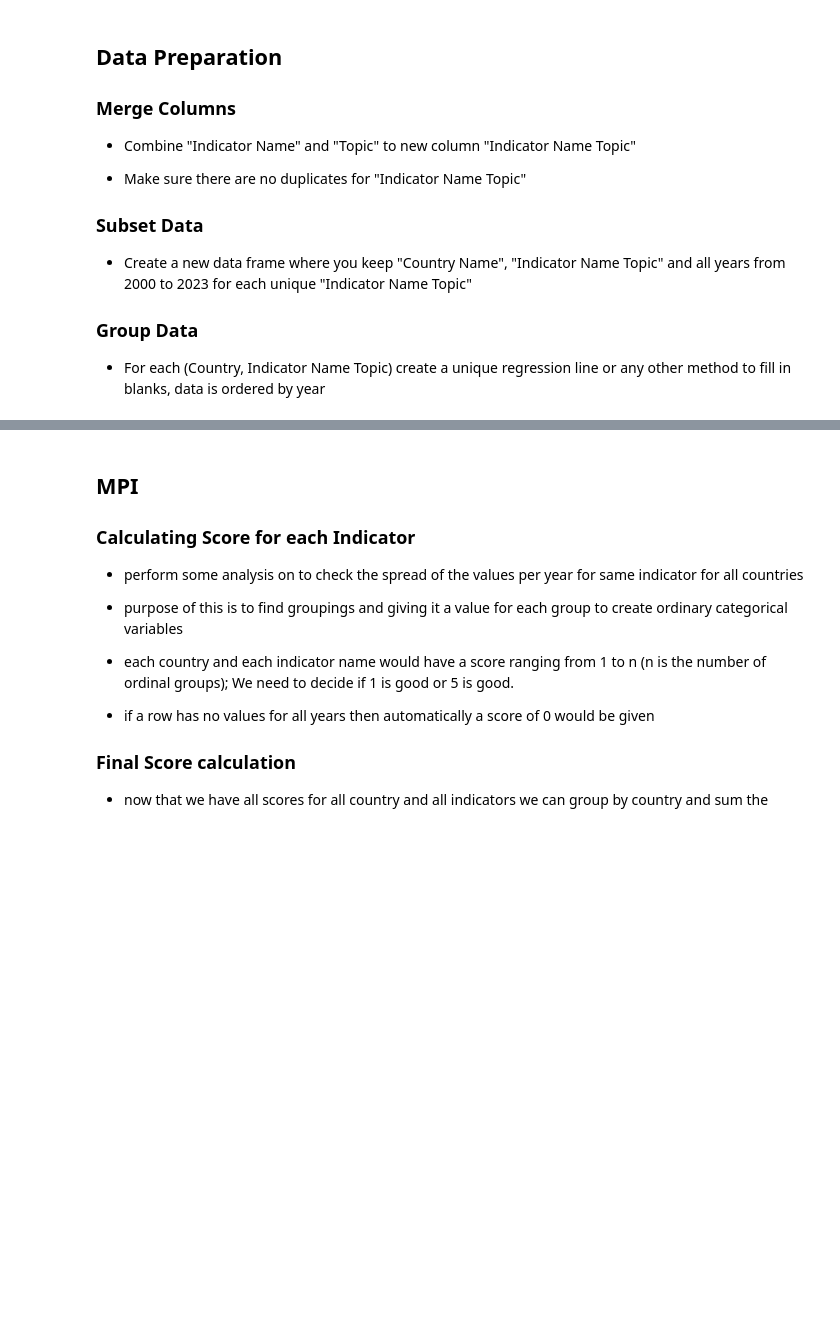
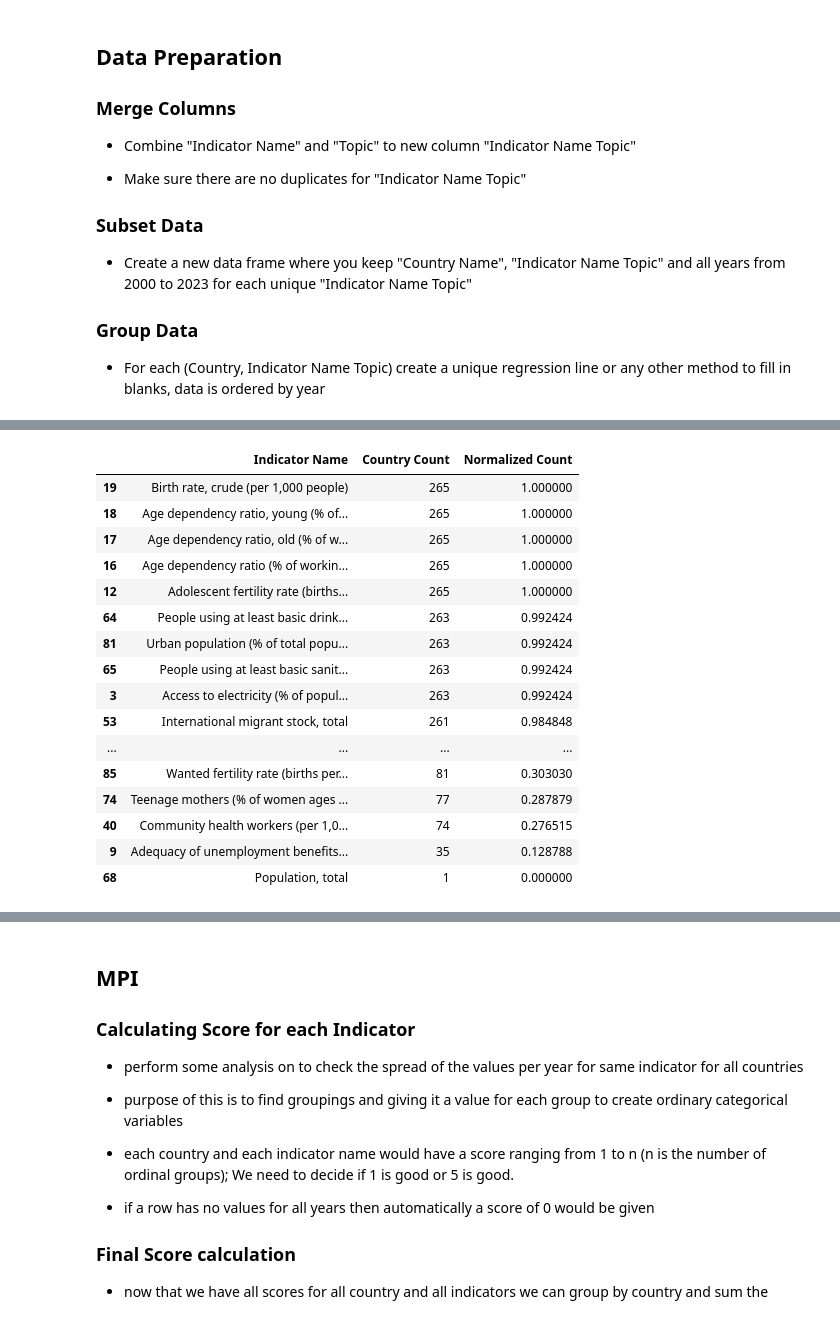
Before and after one commit to paulpark6/SAP_Datathon, a Jupyter notebook: paul.ipynb, the cells around one changed output, grey strips where cells are left out. Saved outputs shown, nothing was run; the diff lists cells and outputs as text; code cells hidden in the pictures; blank space fills up the shorter version.

```diff
--- a/paul.ipynb
+++ b/paul.ipynb
@@ -20,0 +80,18 @@ df = pd.read_csv('./data/SAP Datasets.csv')
+# %%
+# Create a new dataframe to store the count of non-null values for each indicator
+indicator_count_df = df[['Indicator Name'] + years_col].copy()
+
+# Count the number of non-null values for each row (indicator) across the specified years
+indicator_count_df['non_null_count'] = indicator_count_df[years_col].notnull().sum(axis=1)
+
+# Convert the count to 1 if all years are non-null, otherwise 0
+indicator_count_df['count'] = indicator_count_df['non_null_count'].apply(lambda x: 1 if x == len(years_col) else 0)
+
+# Group by indicator and sum the counts
+indicator_result_df = indicator_count_df.groupby('Indicator Name')['count'].sum().reset_index()
+
+# Rename columns
+indicator_result_df.columns = ['Indicator Name', 'Country Count']
+indicator_result_df.sort_values(by='Country Count', ascending=False, inplace=True)
+
+print(indicator_result_df)
@@ -20,0 +128,5 @@ df = pd.read_csv('./data/SAP Datasets.csv')
+# %%
+#indicator_result_df = indicator_result_df[indicator_result_df['Indicator Name']!= 'Population, total']
+min_count = indicator_result_df['Country Count'].min()
+max_count = indicator_result_df['Country Count'].max()
+indicator_result_df['Normalized Count'] = (indicator_result_df['Country Count'] - min_count) / (max_count - min_count)
@@ -20,0 +139,20 @@ df = pd.read_csv('./data/SAP Datasets.csv')
+# %%
+indicator_result_df
+# %% [output]
+|  | Indicator Name | Country Count | Normalized Count |
+| 19 | Birth rate, crude (per 1,000 people) | 265 | 1.000000 |
+| 18 | Age dependency ratio, young (% of... | 265 | 1.000000 |
+| 17 | Age dependency ratio, old (% of w... | 265 | 1.000000 |
+| 16 | Age dependency ratio (% of workin... | 265 | 1.000000 |
+| 12 | Adolescent fertility rate (births... | 265 | 1.000000 |
+| 64 | People using at least basic drink... | 263 | 0.992424 |
+| 81 | Urban population (% of total popu... | 263 | 0.992424 |
+| 65 | People using at least basic sanit... | 263 | 0.992424 |
+| 3 | Access to electricity (% of popul... | 263 | 0.992424 |
+| 53 | International migrant stock, total | 261 | 0.984848 |
+| ... | ... | ... | ... |
+| 85 | Wanted fertility rate (births per... | 81 | 0.303030 |
+| 74 | Teenage mothers (% of women ages ... | 77 | 0.287879 |
+| 40 | Community health workers (per 1,0... | 74 | 0.276515 |
+| 9 | Adequacy of unemployment benefits... | 35 | 0.128788 |
+| 68 | Population, total | 1 | 0.000000 |
```
Also changed, not shown: parts of 15 cells of this notebook, 1 other file.
